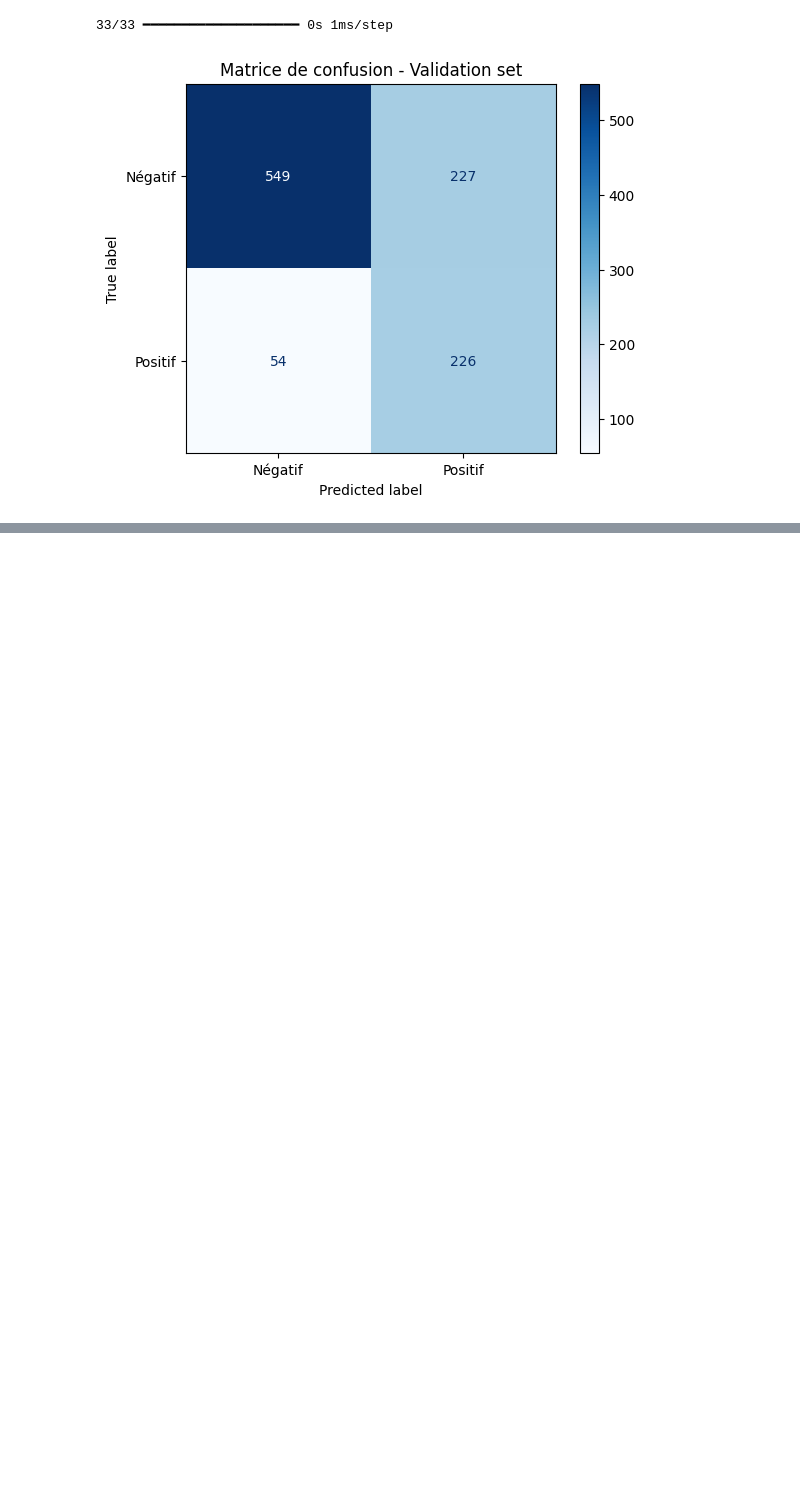
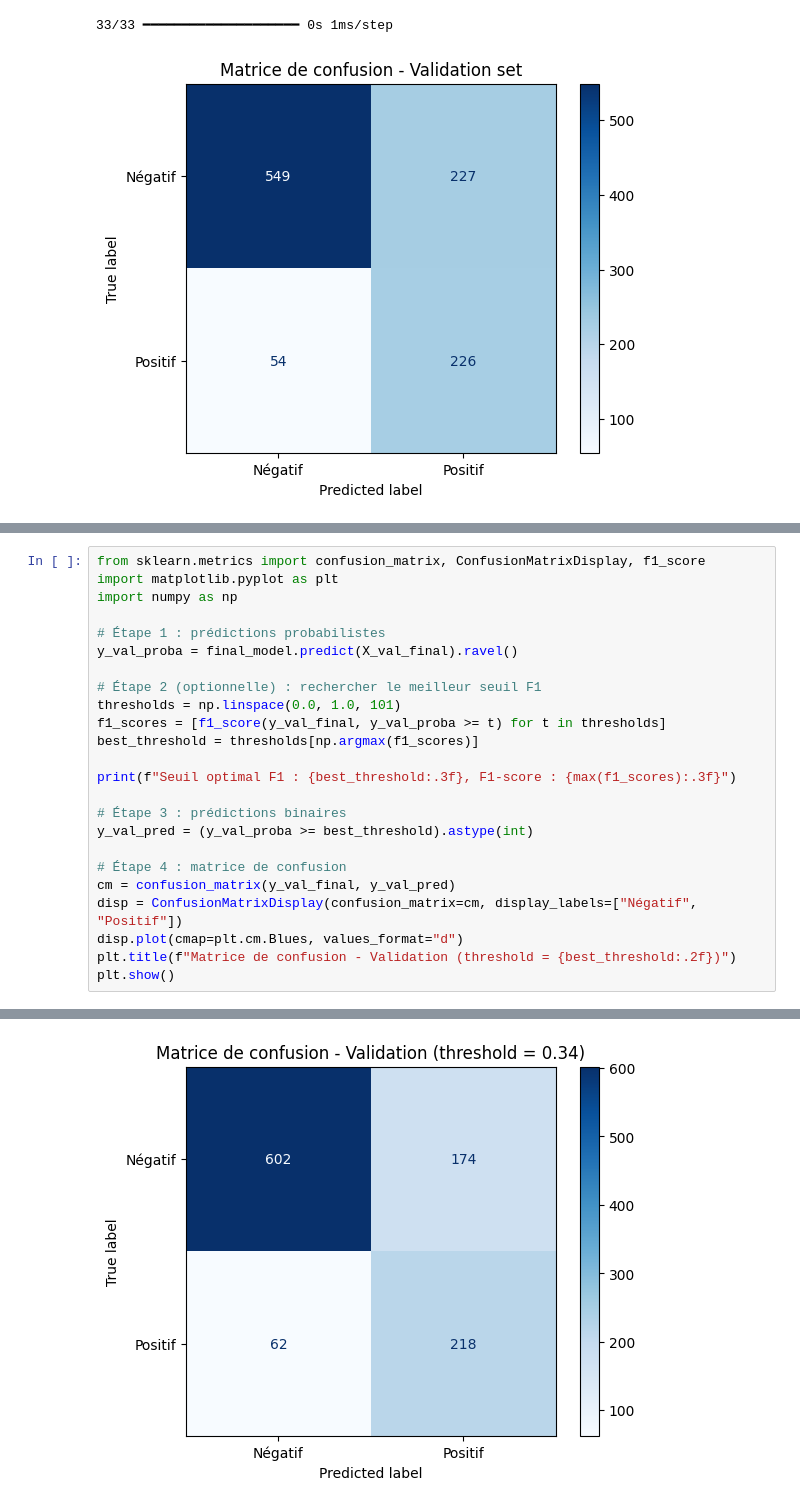
Before and after one commit to DorotheeCatry/DeepLearning-Project, a Jupyter notebook: notebooks/2_model_nn.ipynb, the cells around one changed output, grey strips where cells are left out. Cells and saved outputs as stored; diff of their text form; blank space fills up the shorter version.

Commit message:
new version, adding optuna optimization and other ml models

```diff
--- a/notebooks/2_model_nn.ipynb
+++ b/notebooks/2_model_nn.ipynb
@@ -1224,0 +1342,25 @@ for key, value in study.best_trial.params.items():
+# %%
+from sklearn.metrics import confusion_matrix, ConfusionMatrixDisplay, f1_score
+import matplotlib.pyplot as plt
+import numpy as np
+
+# Étape 1 : prédictions probabilistes
+y_val_proba = final_model.predict(X_val_final).ravel()
+
+# Étape 2 (optionnelle) : rechercher le meilleur seuil F1
+thresholds = np.linspace(0.0, 1.0, 101)
+f1_scores = [f1_score(y_val_final, y_val_proba >= t) for t in thresholds]
+best_threshold = thresholds[np.argmax(f1_scores)]
+
+print(f"Seuil optimal F1 : {best_threshold:.3f}, F1-score : {max(f1_scores):.3f}")
+
+# Étape 3 : prédictions binaires
+y_val_pred = (y_val_proba >= best_threshold).astype(int)
+
+# Étape 4 : matrice de confusion
+cm = confusion_matrix(y_val_final, y_val_pred)
+disp = ConfusionMatrixDisplay(confusion_matrix=cm, display_labels=["Négatif", "Positif"])
+disp.plot(cmap=plt.cm.Blues, values_format="d")
+plt.title(f"Matrice de confusion - Validation (threshold = {best_threshold:.2f})")
+plt.show()
+# %% [output]
@@ -1224,0 +1369 @@ for key, value in study.best_trial.params.items():
+[figure, added]
```
Also changed, not shown: parts of 12 cells of this notebook, 1 other file.
